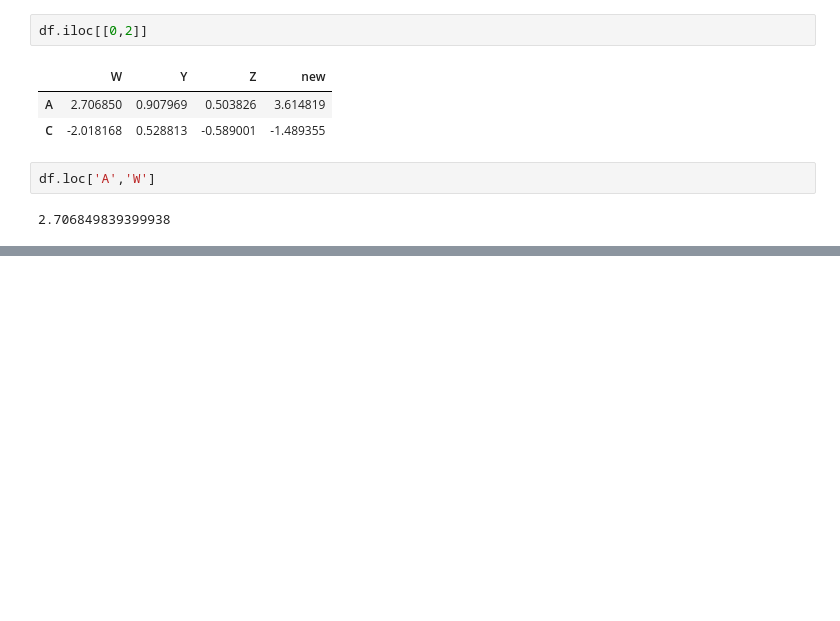
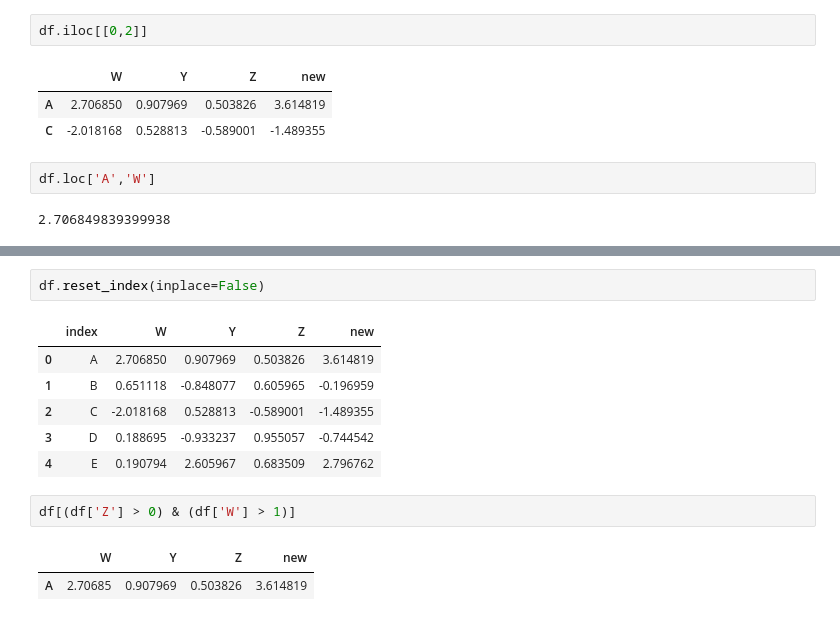
Before and after one commit to dybdeskarphet/learn-data-science, a Jupyter notebook: src/07-pandas-dataframes.ipynb, the cells around one changed output, grey strips where cells are left out. Cells and saved outputs as stored; diff of their text form; blank space fills up the shorter version.

```diff
--- a/src/07-pandas-dataframes.ipynb
+++ b/src/07-pandas-dataframes.ipynb
@@ -103,0 +139,14 @@ df.loc['A','W']
+# %%
+df.reset_index(inplace=False)
+# %% [output]
+|  | index | W | Y | Z | new |
+| 0 | A | 2.706850 | 0.907969 | 0.503826 | 3.614819 |
+| 1 | B | 0.651118 | -0.848077 | 0.605965 | -0.196959 |
+| 2 | C | -2.018168 | 0.528813 | -0.589001 | -1.489355 |
+| 3 | D | 0.188695 | -0.933237 | 0.955057 | -0.744542 |
+| 4 | E | 0.190794 | 2.605967 | 0.683509 | 2.796762 |
+# %%
+df[(df['Z'] > 0) & (df['W'] > 1)]
+# %% [output]
+|  | W | Y | Z | new |
+| A | 2.70685 | 0.907969 | 0.503826 | 3.614819 |
```
Also changed, not shown: parts of 6 cells of this notebook, 4 other files.
